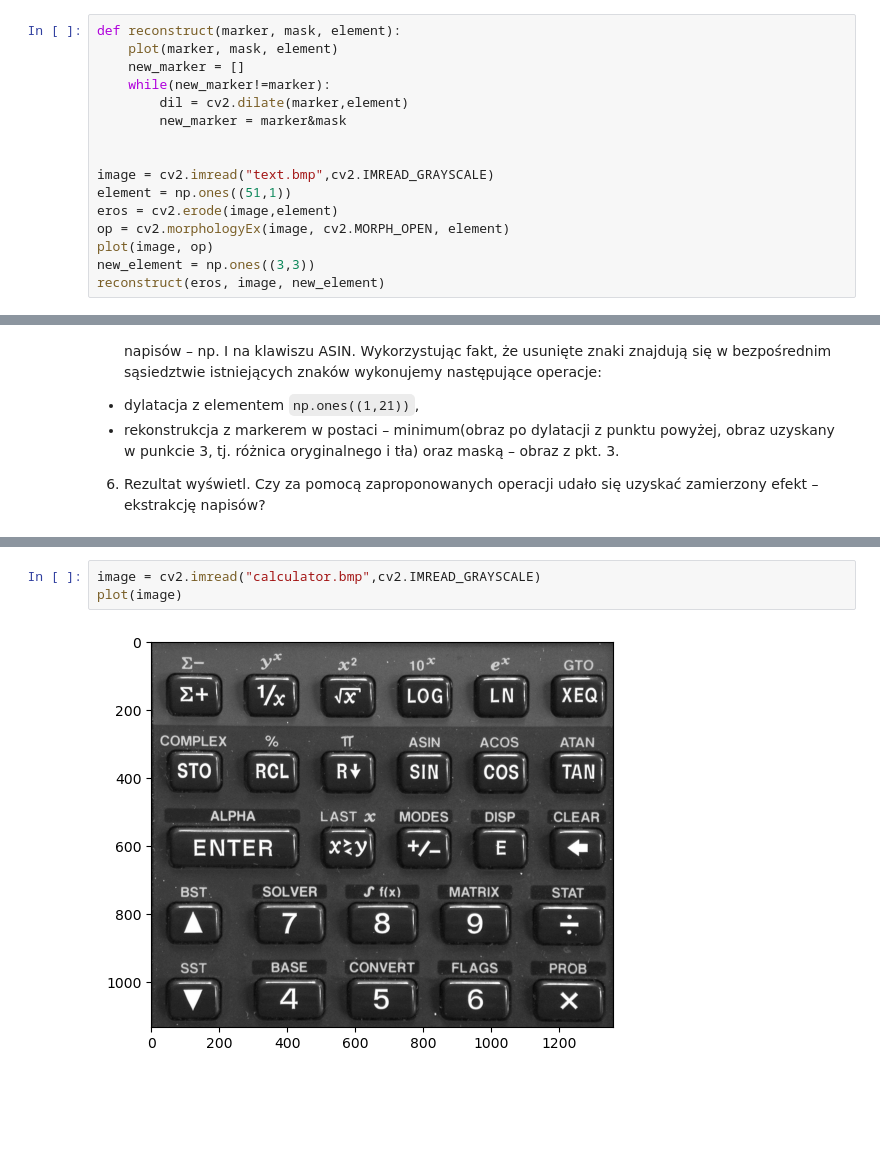
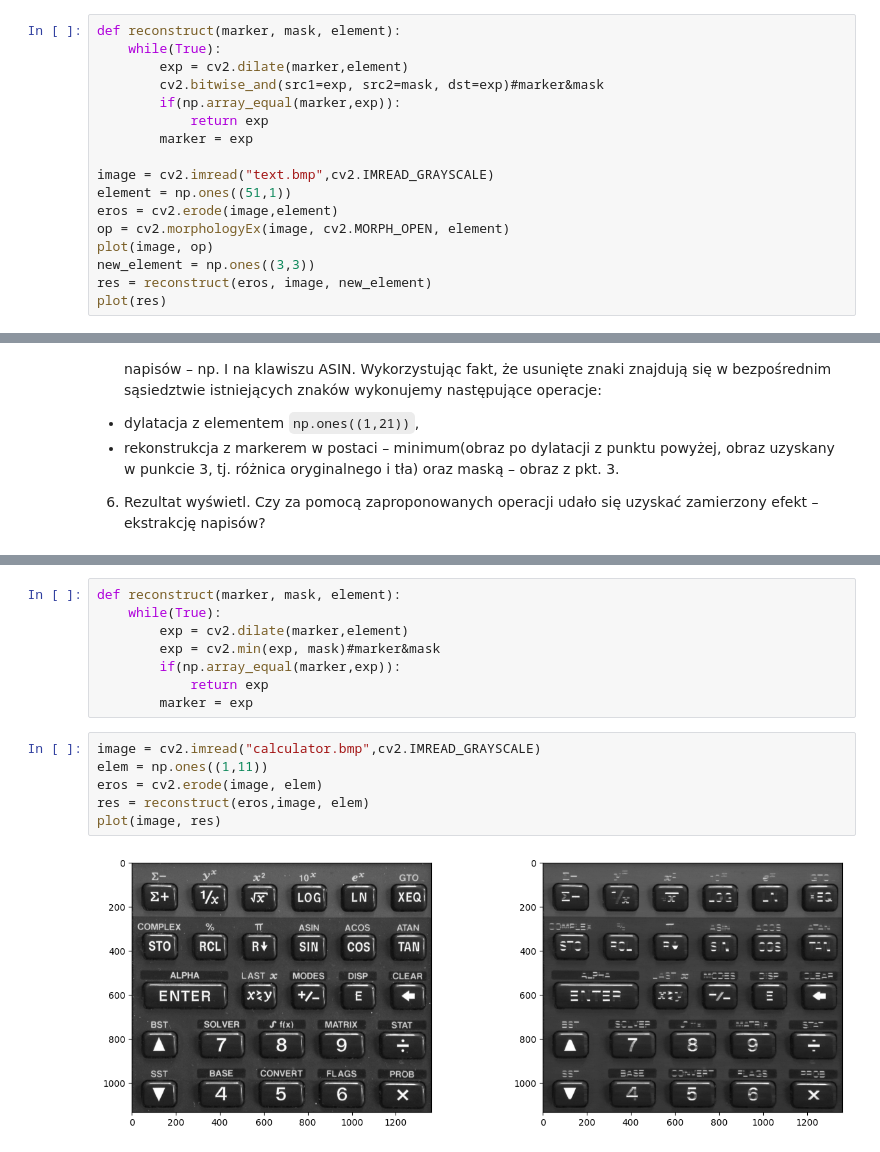
Before and after one commit to omnibus1/poc, a Jupyter notebook: lab10/10_morphology (1).ipynb, the cells around one changed output, grey strips where cells are left out. Saved outputs shown, nothing was run; the diff lists cells and outputs as text; blank space fills up the shorter version.

```diff
--- a/lab10/10_morphology (1).ipynb
+++ b/lab10/10_morphology (1).ipynb
@@ -191,12 +191,12 @@ Trzy operacje, które wykorzystują schemat rekonstrukcji to:
 - Zaimplementuj rekonstrukcję i porównaj efekt otwarcia i rekonstrukcji.
 # %%
 def reconstruct(marker, mask, element):
-    plot(marker, mask, element)
-    new_marker = []
-    while(new_marker!=marker):
-        dil = cv2.dilate(marker,element)
-        new_marker = marker&mask
-
+    while(True):
+        exp = cv2.dilate(marker,element)
+        cv2.bitwise_and(src1=exp, src2=mask, dst=exp)#marker&mask
+        if(np.array_equal(marker,exp)):
+            return exp
+        marker = exp
 
 image = cv2.imread("text.bmp",cv2.IMREAD_GRAYSCALE)
 element = np.ones((51,1))
@@ -204,5 +204,6 @@ eros = cv2.erode(image,element)
 op = cv2.morphologyEx(image, cv2.MORPH_OPEN, element)
 plot(image, op)
 new_element = np.ones((3,3))
-reconstruct(eros, image, new_element)
+res = reconstruct(eros, image, new_element)
+plot(res)
 # %% [output]
@@ -264,5 +280,16 @@ plot(image, top, element)
+# %%
+def reconstruct(marker, mask, element):
+    while(True):
+        exp = cv2.dilate(marker,element)
+        exp = cv2.min(exp, mask)#marker&mask
+        if(np.array_equal(marker,exp)):
+            return exp
+        marker = exp
 # %%
 image = cv2.imread("calculator.bmp",cv2.IMREAD_GRAYSCALE)
-plot(image)
+elem = np.ones((1,11))
+eros = cv2.erode(image, elem)
+res = reconstruct(eros,image, elem)
+plot(image, res)
 # %% [output]
-[figure, old version]
+[figure, new version]
```
Also changed, not shown: parts of 3 cells of this notebook, 7 other files.
